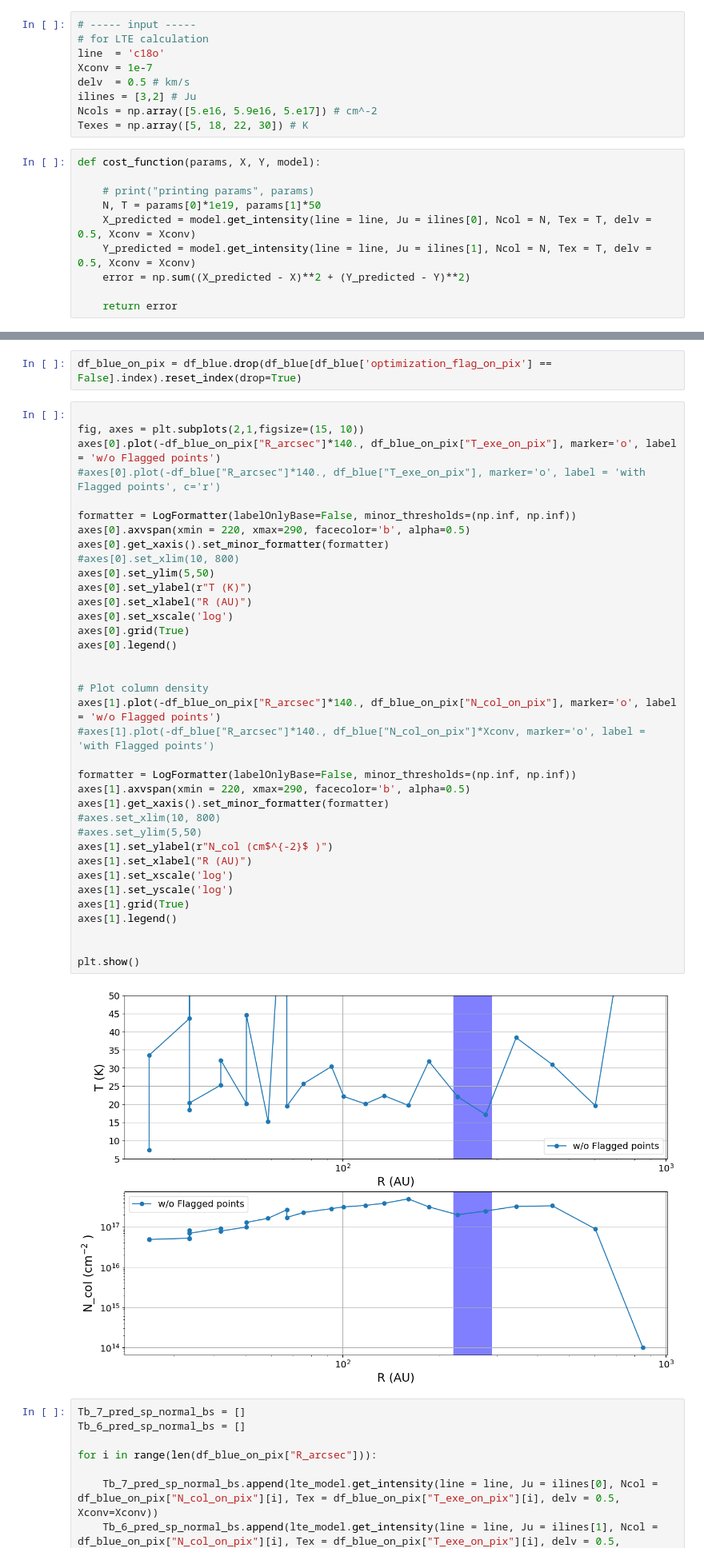
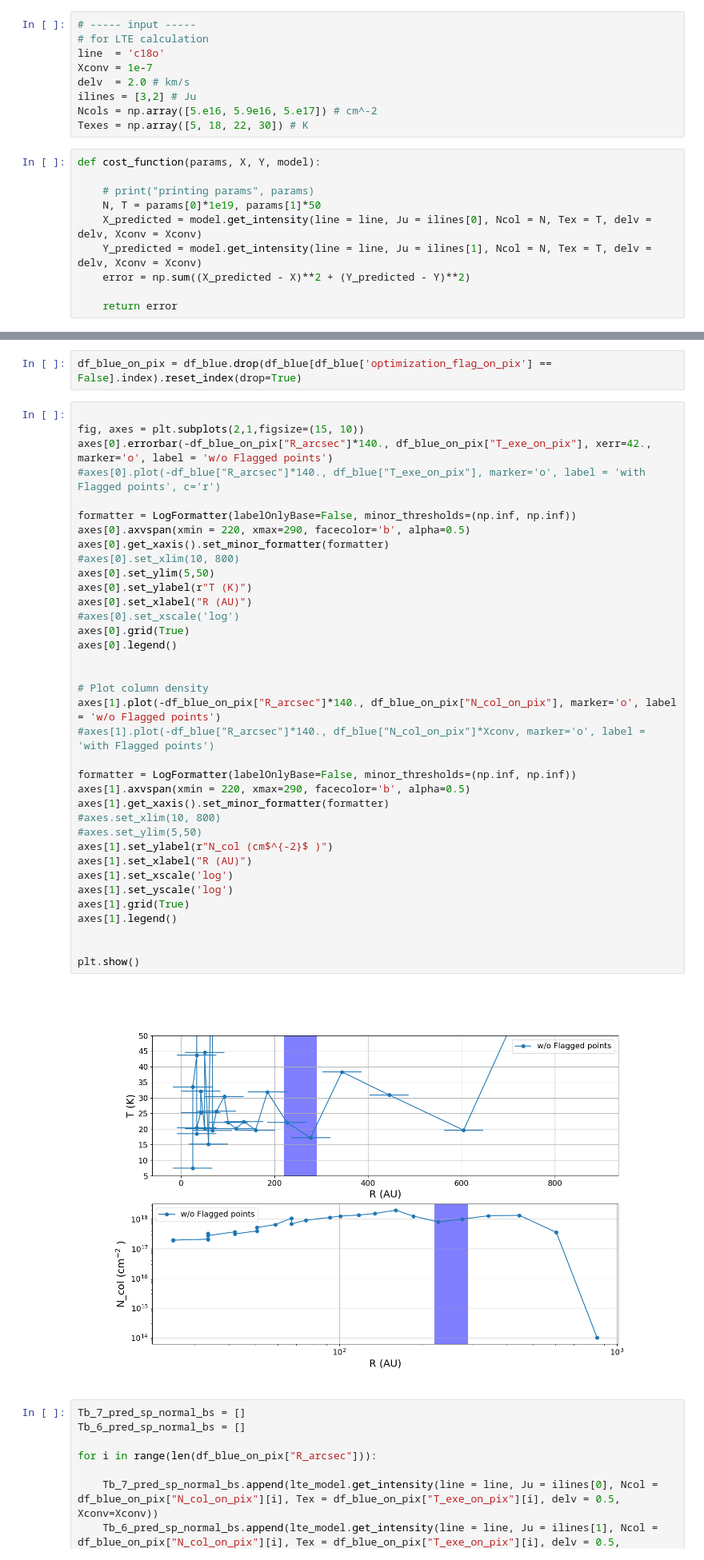
Before and after one commit to mihirtripathi97/LTEAnalysis, a Jupyter notebook: Tb_estimater_pipeline.ipynb, the cells around one changed output, grey strips where cells are left out. Shown: that part at 80% size. Cells and saved outputs as stored; diff of their text form.

```diff
--- a/Tb_estimater_pipeline.ipynb
+++ b/Tb_estimater_pipeline.ipynb
@@ -14,7 +16,7 @@ import matplotlib.cm as cm
 # for LTE calculation
 line  = 'c18o'
 Xconv = 1e-7
-delv  = 0.5 # km/s
+delv  = 2.0 # km/s
 ilines = [3,2] # Ju
 Ncols = np.array([5.e16, 5.9e16, 5.e17]) # cm^-2
 Texes = np.array([5, 18, 22, 30]) # K
@@ -23,8 +25,8 @@ def cost_function(params, X, Y, model):
 
     # print("printing params", params)
     N, T = params[0]*1e19, params[1]*50
-    X_predicted = model.get_intensity(line = line, Ju = ilines[0], Ncol = N, Tex = T, delv = 0.5, Xconv = Xconv)
-    Y_predicted = model.get_intensity(line = line, Ju = ilines[1], Ncol = N, Tex = T, delv = 0.5, Xconv = Xconv)
+    X_predicted = model.get_intensity(line = line, Ju = ilines[0], Ncol = N, Tex = T, delv = delv, Xconv = Xconv)
+    Y_predicted = model.get_intensity(line = line, Ju = ilines[1], Ncol = N, Tex = T, delv = delv, Xconv = Xconv)
     error = np.sum((X_predicted - X)**2 + (Y_predicted - Y)**2)
 
     return error
@@ -122,41 +124,41 @@ df_blue_on_pix = df_blue.drop(df_blue[df_blue['optimization_flag_on_pix'] == Fal
 # %%
 
 fig, axes = plt.subplots(2,1,figsize=(15, 10))
-axes[0].plot(-df_blue_on_pix["R_arcsec"]*140., df_blue_on_pix["T_exe_on_pix"], marker='o', label = 'w/o Flagged points')
+axes[0].errorbar(-df_blue_on_pix["R_arcsec"]*140., df_blue_on_pix["T_exe_on_pix"], xerr=42., marker='o', label = 'w/o Flagged points')
 #axes[0].plot(-df_blue["R_arcsec"]*140., df_blue["T_exe_on_pix"], marker='o', label = 'with Flagged points', c='r')
 
 formatter = LogFormatter(labelOnlyBase=False, minor_thresholds=(np.inf, np.inf))
 axes[0].axvspan(xmin = 220, xmax=290, facecolor='b', alpha=0.5)
 axes[0].get_xaxis().set_minor_formatter(formatter)
 #axes[0].set_xlim(10, 800)
 axes[0].set_ylim(5,50)
 axes[0].set_ylabel(r"T (K)")
 axes[0].set_xlabel("R (AU)")
-axes[0].set_xscale('log')
+#axes[0].set_xscale('log')
 axes[0].grid(True)
 axes[0].legend()
 
 
 # Plot column density
 axes[1].plot(-df_blue_on_pix["R_arcsec"]*140., df_blue_on_pix["N_col_on_pix"], marker='o', label = 'w/o Flagged points')
 #axes[1].plot(-df_blue["R_arcsec"]*140., df_blue["N_col_on_pix"]*Xconv, marker='o', label = 'with Flagged points')
 
 formatter = LogFormatter(labelOnlyBase=False, minor_thresholds=(np.inf, np.inf))
 axes[1].axvspan(xmin = 220, xmax=290, facecolor='b', alpha=0.5)
 axes[1].get_xaxis().set_minor_formatter(formatter)
 #axes.set_xlim(10, 800)
 #axes.set_ylim(5,50)
 axes[1].set_ylabel(r"N_col (cm$^{-2}$ )")
 axes[1].set_xlabel("R (AU)")
 axes[1].set_xscale('log')
 axes[1].set_yscale('log')
 axes[1].grid(True)
 axes[1].legend()
 
 
 plt.show()
 # %% [output]
-[figure, old version]
+[figure, new version]
 # %%
 Tb_7_pred_sp_normal_bs = []
 Tb_6_pred_sp_normal_bs = []
```
Also changed, not shown: parts of 3 cells of this notebook.
